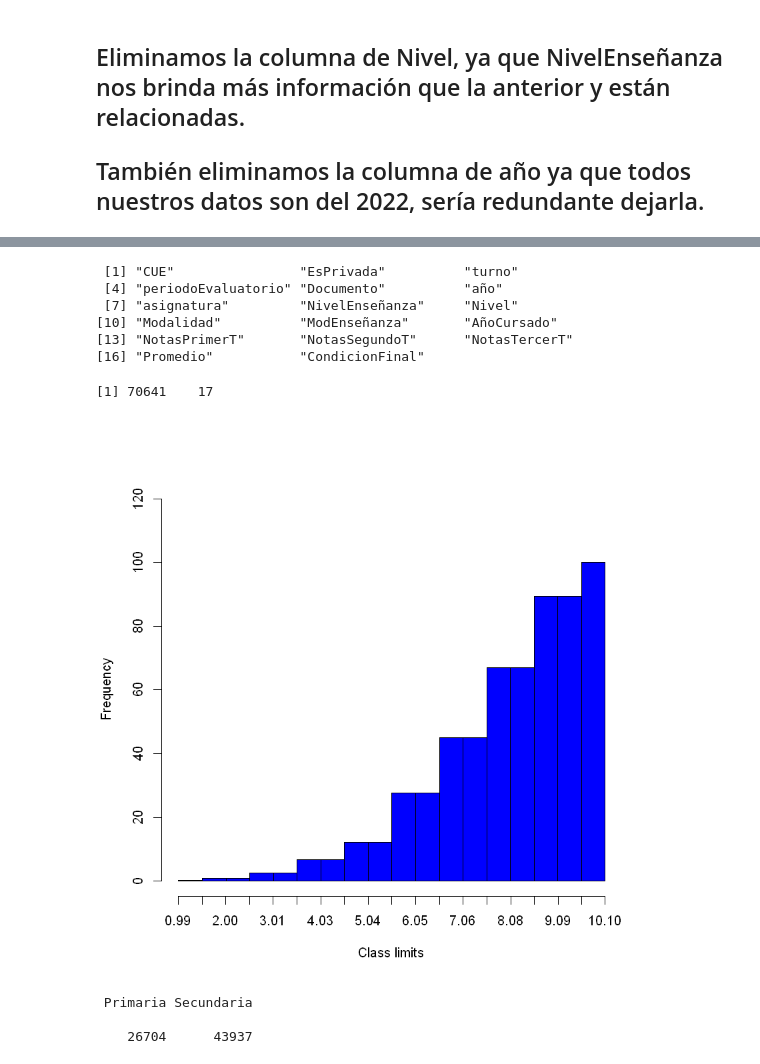
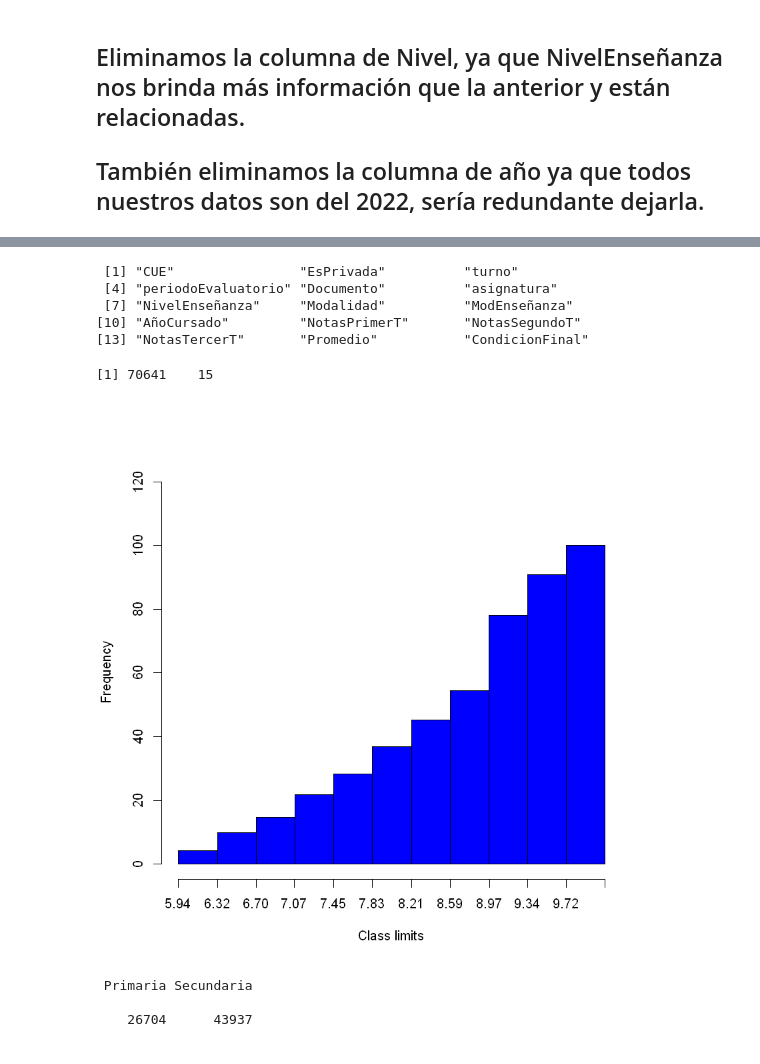
Before and after one commit to Nefertumm/EDM_2023, a Jupyter notebook: Dataset_escuelas/TP2.ipynb, the cells around one changed output, grey strips where cells are left out. Saved outputs shown, nothing was run; the diff lists cells and outputs as text; code cells hidden in the pictures.

```diff
--- a/Dataset_escuelas/TP2.ipynb
+++ b/Dataset_escuelas/TP2.ipynb
@@ -49,4 +49,6 @@ ftable(dataset$NivelEnseñanza)
 # %% [markdown]
 ## Eliminamos la columna de Nivel, ya que NivelEnseñanza nos brinda más información que la anterior y están relacionadas.
 ## También eliminamos la columna de año ya que todos nuestros datos son del 2022, sería redundante dejarla.
+# %%
+dataset_mas_limpio <- dplyr::select(dataset, -c(año, Nivel))
 # %%
@@ -62,21 +64,20 @@ head(dataset)
 # %%
-names(dataset)
+names(dataset_mas_limpio)
 # %% [output]
  [1] "CUE"                "EsPrivada"          "turno"
- [4] "periodoEvaluatorio" "Documento"          "año"
- [7] "asignatura"         "NivelEnseñanza"     "Nivel"
-[10] "Modalidad"          "ModEnseñanza"       "AñoCursado"
-[13] "NotasPrimerT"       "NotasSegundoT"      "NotasTercerT"
-[16] "Promedio"           "CondicionFinal"
+ [4] "periodoEvaluatorio" "Documento"          "asignatura"
+ [7] "NivelEnseñanza"     "Modalidad"          "ModEnseñanza"
+[10] "AñoCursado"         "NotasPrimerT"       "NotasSegundoT"
+[13] "NotasTercerT"       "Promedio"           "CondicionFinal"
 # %%
-dim(dataset)
+dim(dataset_mas_limpio)
 # %% [output]
-[1] 70641    17
+[1] 70641    15
 # %%
-  #<-  filter(dataset, AñoCursado == "1" & asignatura == "MATEMÁTICA")
+dataset_mate_1 <-  filter(dataset_mas_limpio, AñoCursado == "1" & asignatura == "MATEMÁTICA" & Modalidad == 'Primaria')
 # %%
-histo_mat_primerT <- fdt(dataset$NotasPrimerT,breaks="Sturges",na.rm=TRUE)
-plot(histo_mat_primerT, type="cfph", col="blue")
+histo_mat_pri_1 <- fdt(dataset_mate_1$Promedio,breaks="Sturges",na.rm=TRUE)
+plot(histo_mat_pri_1, type="cfph", col="blue")
 # %% [output]
-[figure, old version]
+[figure, new version]
 # %%
```
Also changed, not shown: parts of 18 cells of this notebook, 1 other file.
